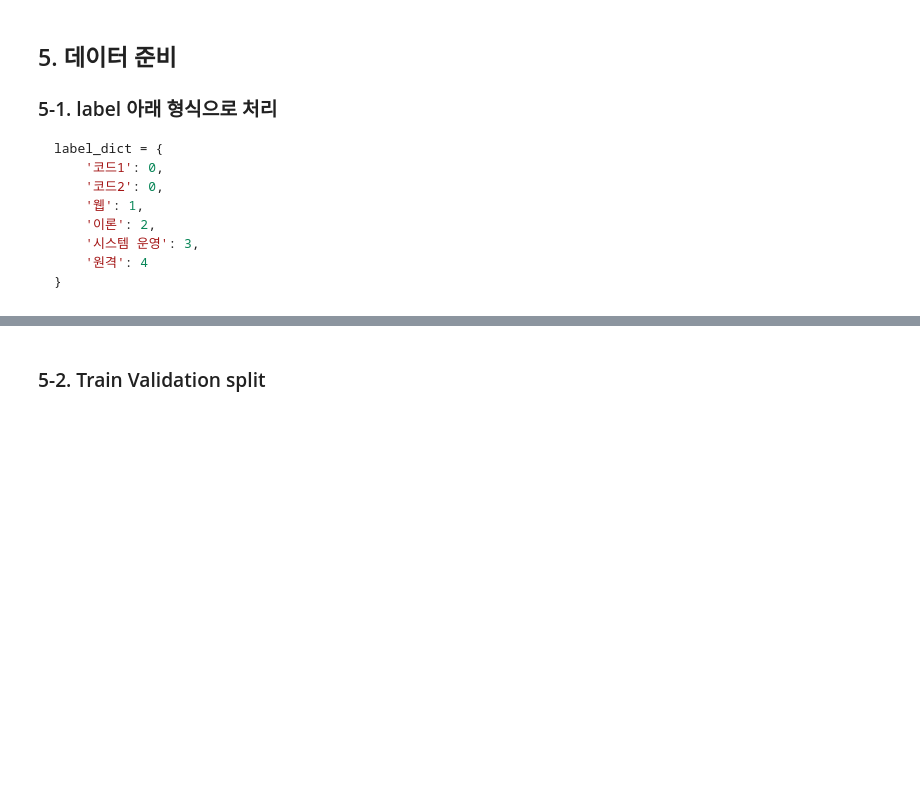
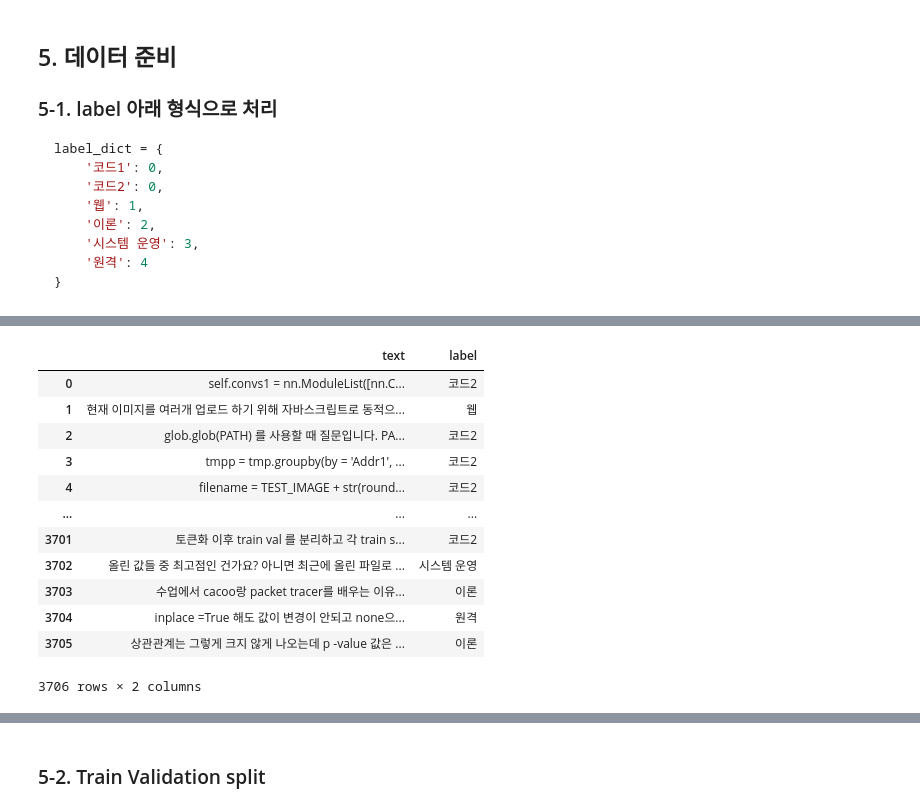
Before and after one commit to Oldman3840/Mini_Project_4th, a Jupyter notebook: 1. 문의 내용 유형 분류_분석_전처리_에이블러.ipynb, the cells around one changed output, grey strips where cells are left out. Saved outputs shown, nothing was run; the diff lists cells and outputs as text; code cells hidden in the pictures; blank space fills up the shorter version.

```diff
--- a/1. 문의 내용 유형 분류_분석_전처리_에이블러.ipynb
+++ b/1. 문의 내용 유형 분류_분석_전처리_에이블러.ipynb
@@ -465,0 +492,17 @@ label_dict = {
+# %%
+data['text'] = data.text.apply(lambda t:t.replace('\n', ' ').replace('\r', ' ').replace('\t', ' '))
+data
+# %% [output]
+|  | text | label |
+| 0 | self.convs1 = nn.ModuleList([nn.C... | 코드2 |
+| 1 | 현재 이미지를 여러개 업로드 하기 위해 자바스크립트로 동적으... | 웹 |
+| 2 | glob.glob(PATH) 를 사용할 때 질문입니다. PA... | 코드2 |
+| 3 | tmpp = tmp.groupby(by = 'Addr1', ... | 코드2 |
+| 4 | filename = TEST_IMAGE + str(round... | 코드2 |
+| ... | ... | ... |
+| 3701 | 토큰화 이후 train val 를 분리하고 각 train s... | 코드2 |
+| 3702 | 올린 값들 중 최고점인 건가요? 아니면 최근에 올린 파일로 ... | 시스템 운영 |
+| 3703 | 수업에서 cacoo랑 packet tracer를 배우는 이유... | 이론 |
+| 3704 | inplace =True 해도 값이 변경이 안되고 none으... | 원격 |
+| 3705 | 상관관계는 그렇게 크지 않게 나오는데 p -value 값은 ... | 이론 |
+3706 rows × 2 columns
```
Also changed, not shown: parts of 35 cells of this notebook.
